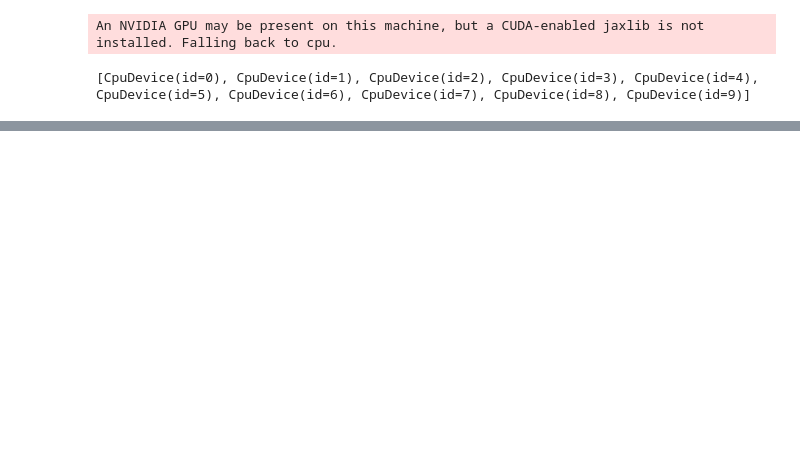
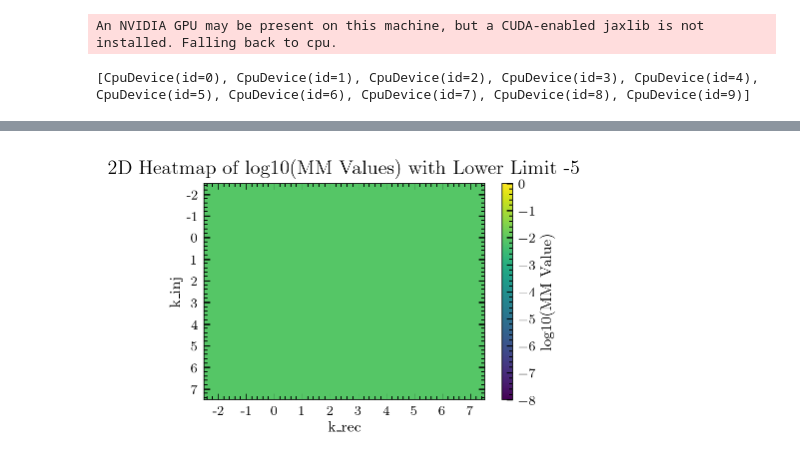
Before and after one commit to BrianCSeymour/geo-tgr, a Jupyter notebook: pn-degen-plot-v3.ipynb, the cells around one changed output, grey strips where cells are left out. Saved outputs shown, nothing was run; the diff lists cells and outputs as text; code cells hidden in the pictures; blank space fills up the shorter version.

```diff
--- a/pn-degen-plot-v3.ipynb
+++ b/pn-degen-plot-v3.ipynb
@@ -298,0 +438,30 @@ plt.show()
+# %%
+import numpy as np
+import matplotlib.pyplot as plt
+
+# Assuming mmarr has been computed as a 2D array with real values
+# Replace any non-positive values with a small positive number to avoid issues with log10
+mmarr_safe = np.where(mmarr > 0, mmarr, np.nan)  # replace non-positive with NaN
+log_mmarr = np.log10(mmarr_safe)
+
+# Create the heatmap with a color range limited to -5 and max value of the data
+plt.imshow(log_mmarr, cmap='viridis', interpolation='nearest', aspect='auto', vmin=-8, vmax=0)
+
+# Add color bar for reference
+plt.colorbar(label='log10(MM Value)')
+
+# Label axes
+plt.xlabel("k_rec")
+plt.ylabel("k_inj")
+
+# Set x and y ticks to match your ii indices
+plt.xticks(ticks=np.arange(len(ii)), labels=ii)
+plt.yticks(ticks=np.arange(len(ii)), labels=ii)
+
+# Add title
+plt.title("2D Heatmap of log10(MM Values) with Lower Limit -5")
+plt.savefig("mm_heatmap.pdf")
+# Show the plot
+plt.show()
+# %% [output]
+[figure, added]
```
Also changed, not shown: parts of 8 cells of this notebook, 2 other files.
